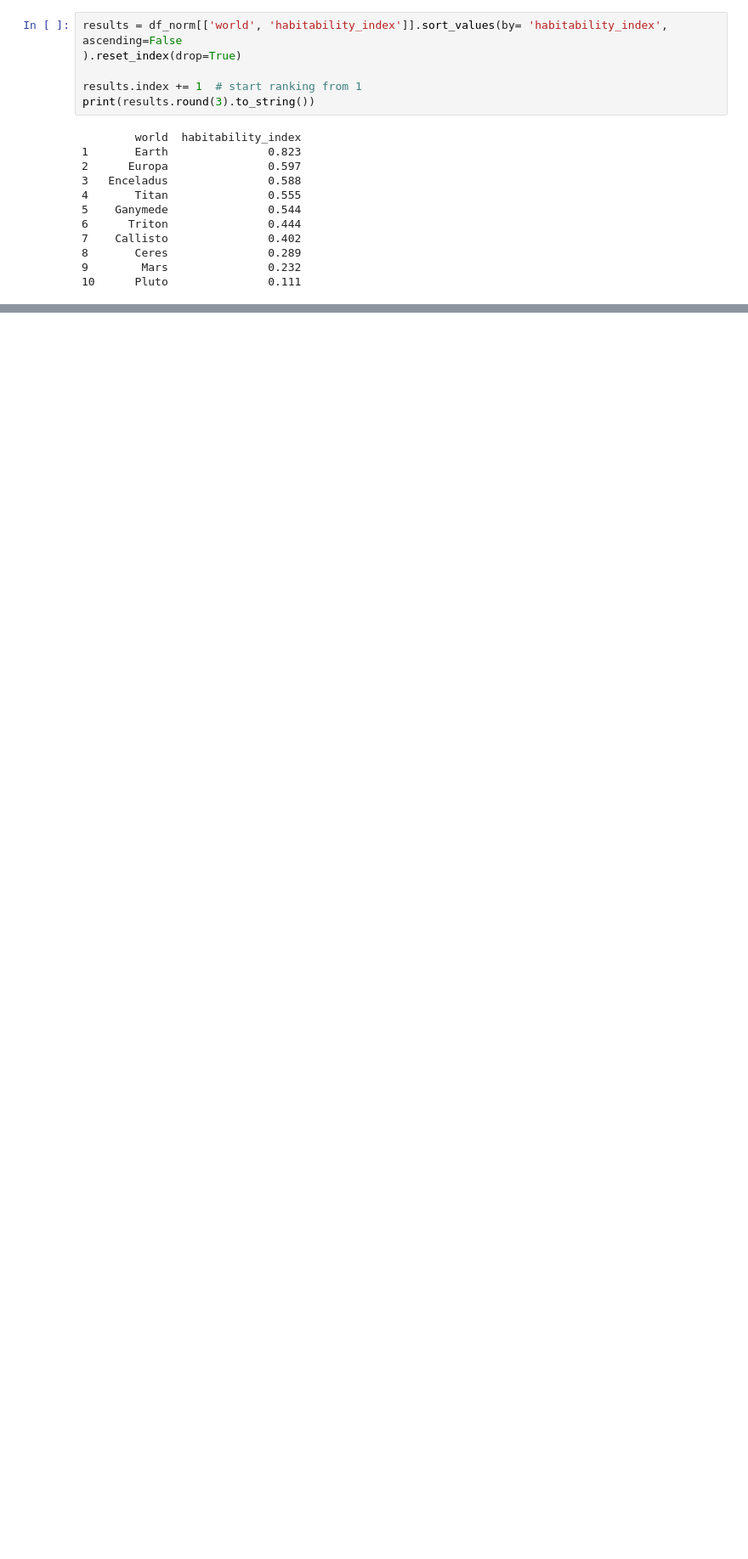
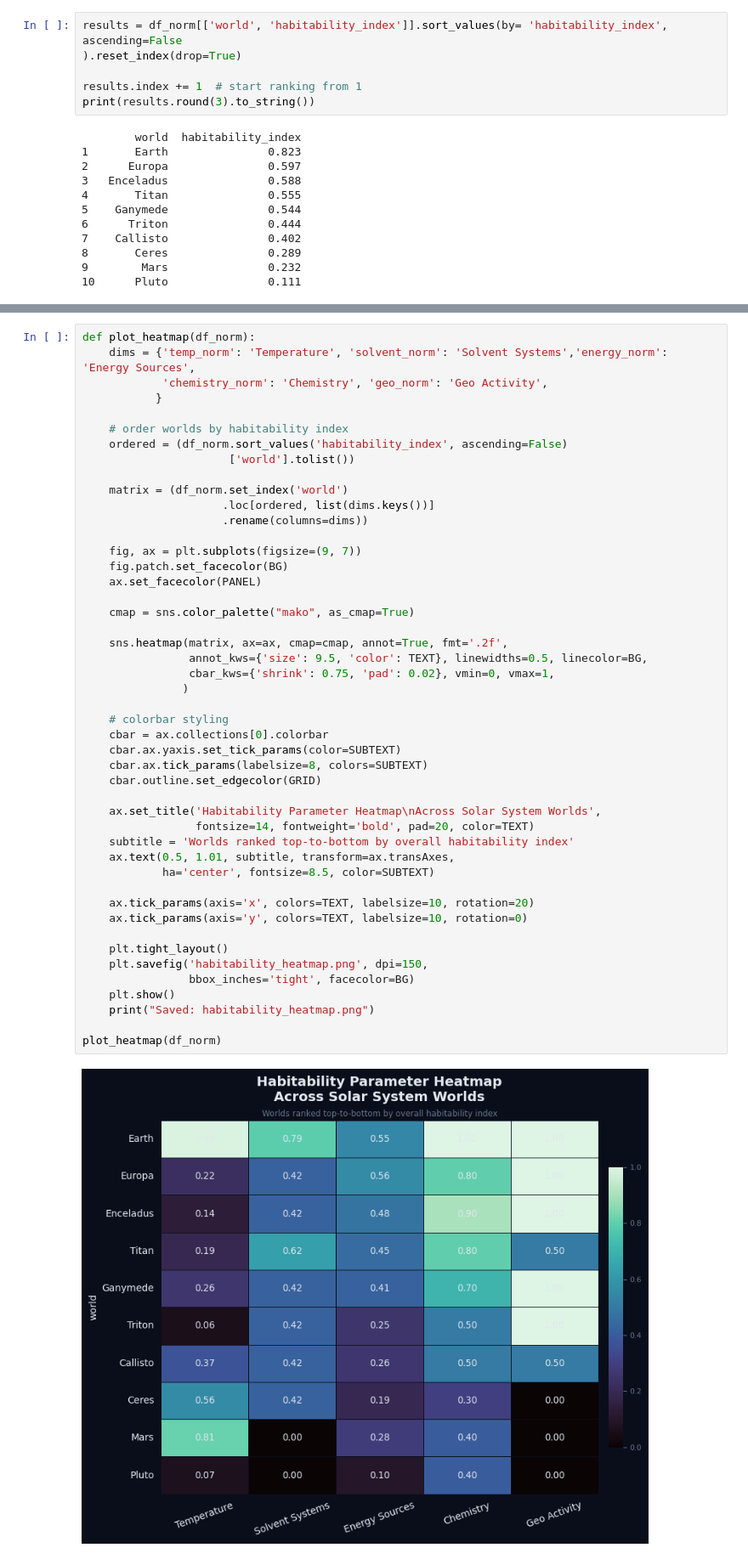
Before and after one commit to DataxEnv/astrobio-habitability-index, a Jupyter notebook: astrobio-habitability-index.ipynb, the cells around one changed output, grey strips where cells are left out. Shown at 85% size. Drawn from its saved outputs; the diff is of its cells as text; blank space fills up the shorter version.

```diff
--- a/astrobio-habitability-index.ipynb
+++ b/astrobio-habitability-index.ipynb
@@ -249,0 +369,49 @@ print(results.round(3).to_string())
+# %%
+def plot_heatmap(df_norm):
+    dims = {'temp_norm': 'Temperature', 'solvent_norm': 'Solvent Systems','energy_norm': 'Energy Sources',
+            'chemistry_norm': 'Chemistry', 'geo_norm': 'Geo Activity',
+           }
+
+    # order worlds by habitability index
+    ordered = (df_norm.sort_values('habitability_index', ascending=False)
+                      ['world'].tolist())
+
+    matrix = (df_norm.set_index('world')
+                     .loc[ordered, list(dims.keys())]
+                     .rename(columns=dims))
+
+    fig, ax = plt.subplots(figsize=(9, 7))
+    fig.patch.set_facecolor(BG)
+    ax.set_facecolor(PANEL)
+
+    cmap = sns.color_palette("mako", as_cmap=True)
+
+    sns.heatmap(matrix, ax=ax, cmap=cmap, annot=True, fmt='.2f',
+                annot_kws={'size': 9.5, 'color': TEXT}, linewidths=0.5, linecolor=BG,
+                cbar_kws={'shrink': 0.75, 'pad': 0.02}, vmin=0, vmax=1,
+               )
+
+    # colorbar styling
+    cbar = ax.collections[0].colorbar
+    cbar.ax.yaxis.set_tick_params(color=SUBTEXT)
+    cbar.ax.tick_params(labelsize=8, colors=SUBTEXT)
+    cbar.outline.set_edgecolor(GRID)
+
+    ax.set_title('Habitability Parameter Heatmap\nAcross Solar System Worlds',
+                 fontsize=14, fontweight='bold', pad=20, color=TEXT)
+    subtitle = 'Worlds ranked top-to-bottom by overall habitability index'
+    ax.text(0.5, 1.01, subtitle, transform=ax.transAxes,
+            ha='center', fontsize=8.5, color=SUBTEXT)
+
+    ax.tick_params(axis='x', colors=TEXT, labelsize=10, rotation=20)
+    ax.tick_params(axis='y', colors=TEXT, labelsize=10, rotation=0)
+
+    plt.tight_layout()
+    plt.savefig('habitability_heatmap.png', dpi=150,
+                bbox_inches='tight', facecolor=BG)
+    plt.show()
+    print("Saved: habitability_heatmap.png")
+
+plot_heatmap(df_norm)
+# %% [output]
+[figure, added]
```
Also changed, not shown: parts of 13 cells of this notebook.
